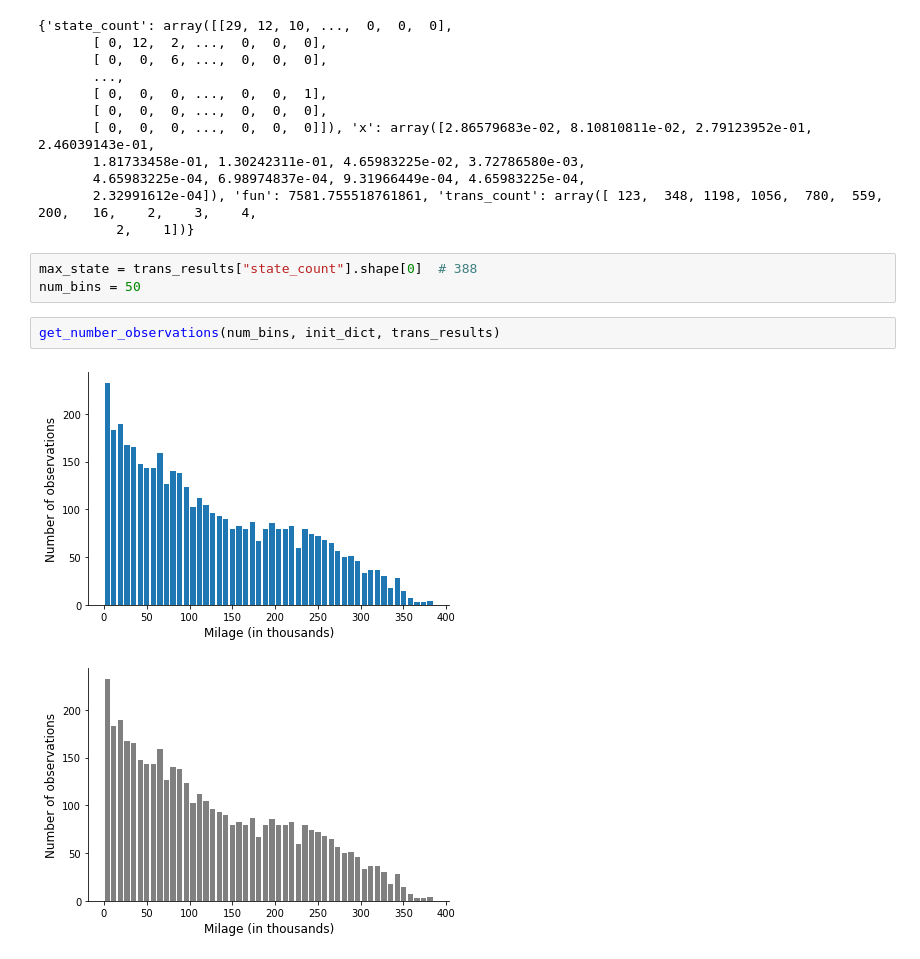
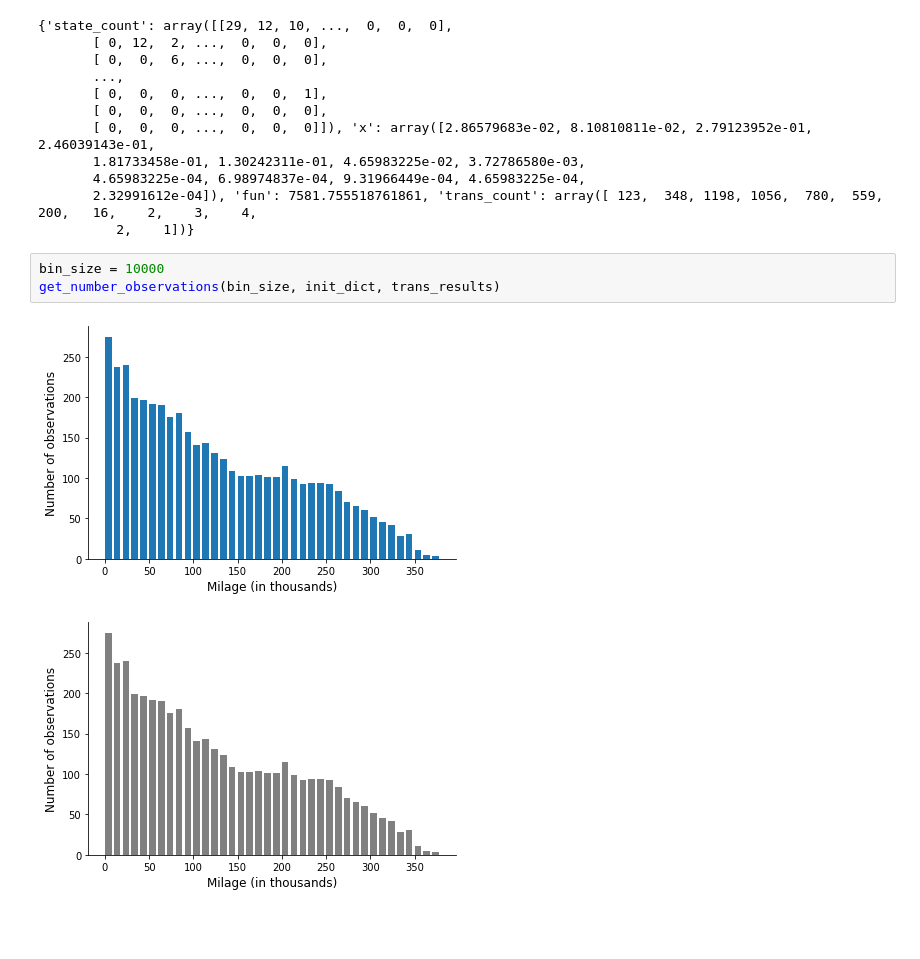
Before and after one commit to robustzurcher/analysis, a Jupyter notebook: notebooks/01_introduction.ipynb, the cells around one changed output. Cells and saved outputs as stored; diff of their text form; blank space fills up the shorter version.

Commit message:
Adjusted number of observations plot.

```diff
--- a/notebooks/01_introduction.ipynb
+++ b/notebooks/01_introduction.ipynb
@@ -31,11 +31,9 @@ print(trans_results)
        4.65983225e-04, 6.98974837e-04, 9.31966449e-04, 4.65983225e-04,
        2.32991612e-04]), 'fun': 7581.755518761861, 'trans_count': array([ 123,  348, 1198, 1056,  780,  559,  200,   16,    2,    3,    4,
           2,    1])}
-# %%
-max_state = trans_results["state_count"].shape[0]  # 388
-num_bins = 50
-# %%
-get_number_observations(num_bins, init_dict, trans_results)
-# %% [output]
-[figure, removed]
-[figure, removed]
+# %%
+bin_size = 10000
+get_number_observations(bin_size, init_dict, trans_results)
+# %% [output]
+[figure, added]
+[figure, added]
```
Also changed, not shown: 1 other file.
